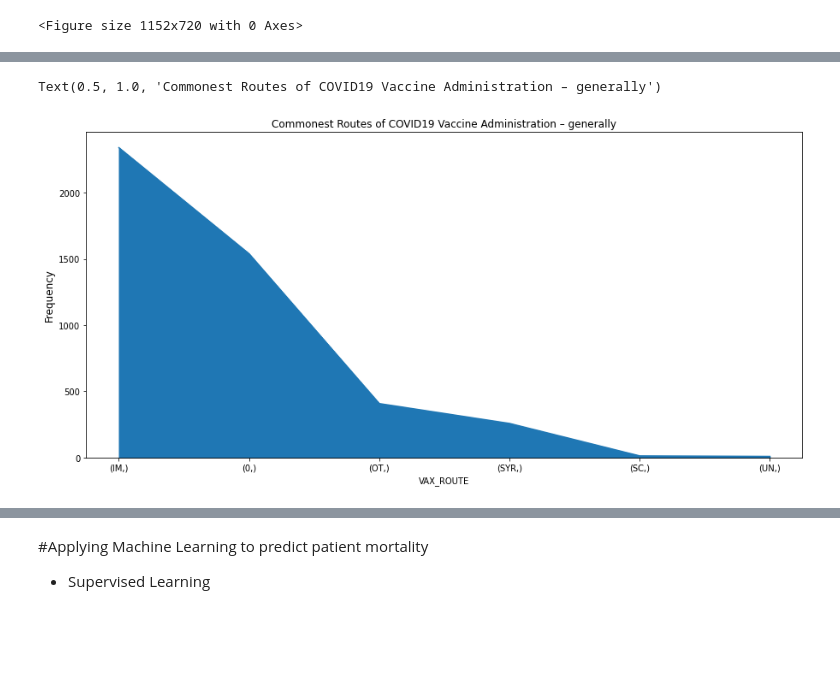
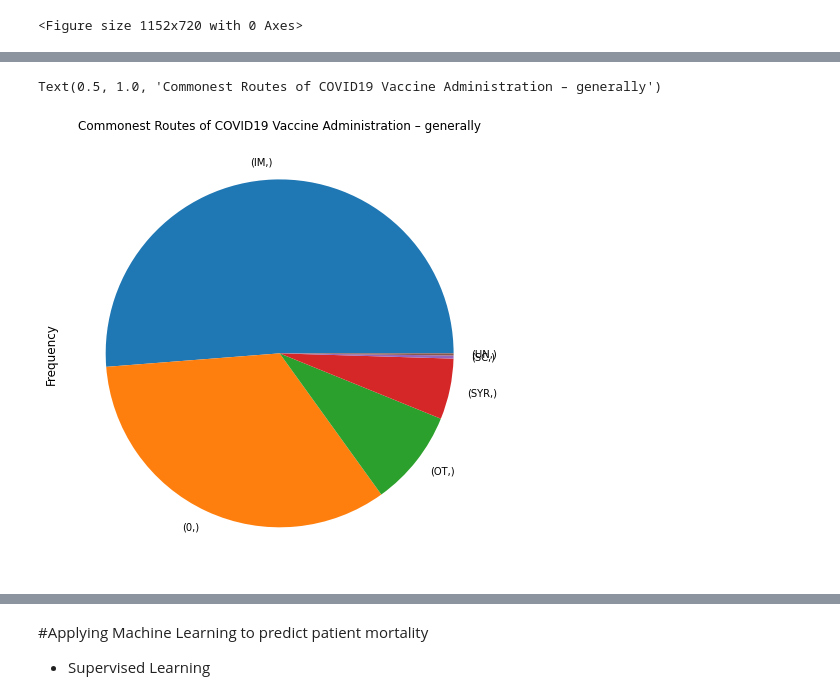
Before and after one commit to invest41/Studying_Reactions_to_Vaccines, a Jupyter notebook: Studying_Reactions_To_VACCINES.ipynb, the cells around one changed output, grey strips where cells are left out. Drawn from its saved outputs; the diff is of its cells as text; code cells hidden in the pictures; blank space fills up the shorter version.

```diff
--- a/Studying_Reactions_To_VACCINES.ipynb
+++ b/Studying_Reactions_To_VACCINES.ipynb
@@ -507,15 +508,15 @@ corona_vac_df.tail(2)
 # %%
 #@title
 
 
 corona_vac_df[['VAX_ROUTE']][corona_vac_df['VAX_ROUTE']==0] = 'Unknown'
-plt.figure(figsize=(15,7))
-corona_vac_df[['VAX_ROUTE']].value_counts().plot(subplots=True, kind="area")
+plt.figure(figsize=(16,8))
+corona_vac_df[['VAX_ROUTE']].value_counts().plot(subplots=True, kind="pie")
 plt.ylabel('Frequency',fontsize=12)
 plt.title('Commonest Routes of COVID19 Vaccine Administration – generally')
 # %% [output]
 Text(0.5, 1.0, 'Commonest Routes of COVID19 Vaccine Administration – generally')
-[figure, old version]
+[figure, new version]
 # %%
 #@title
 
```
Also changed, not shown: parts of 6 cells of this notebook.
